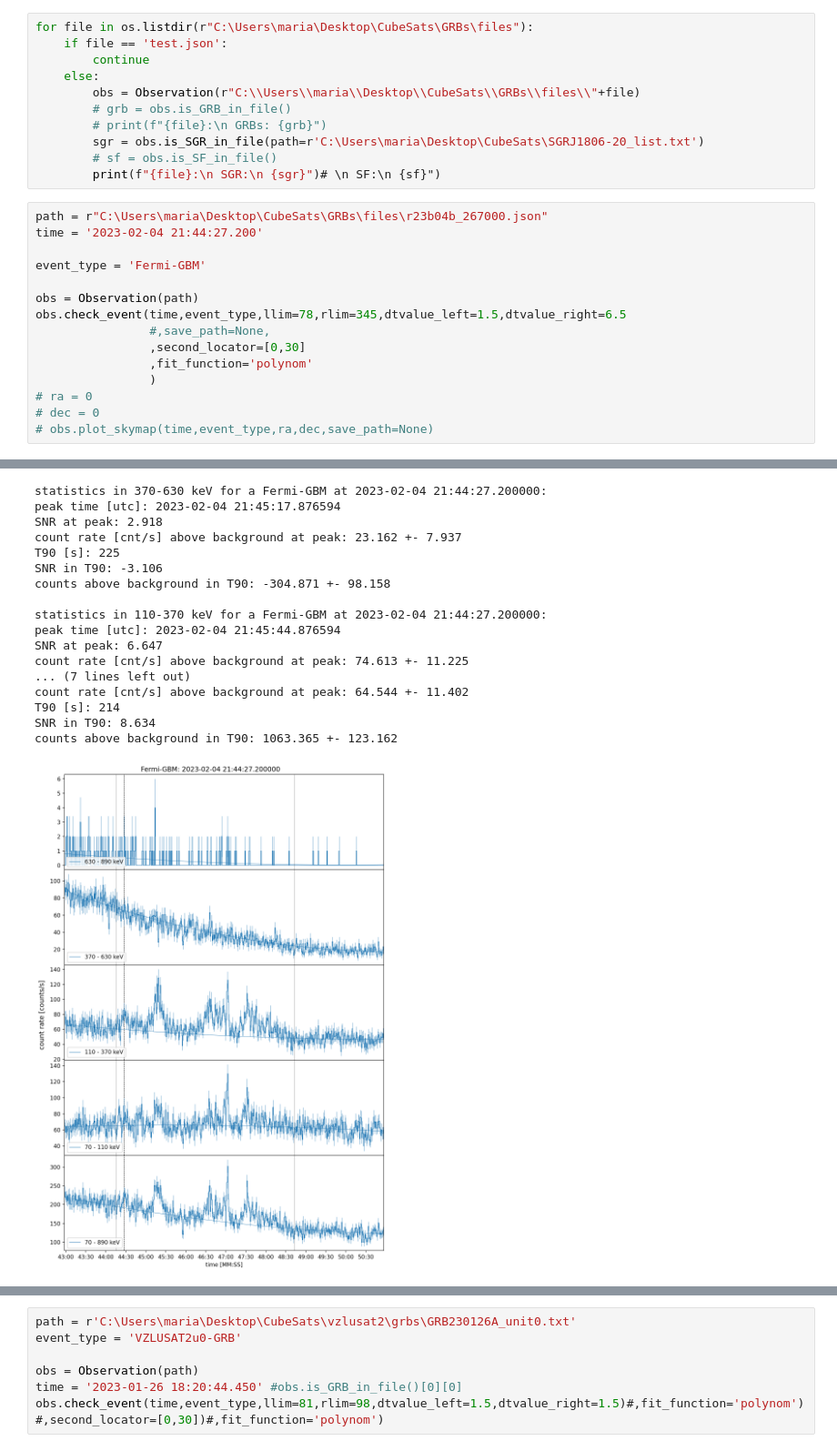
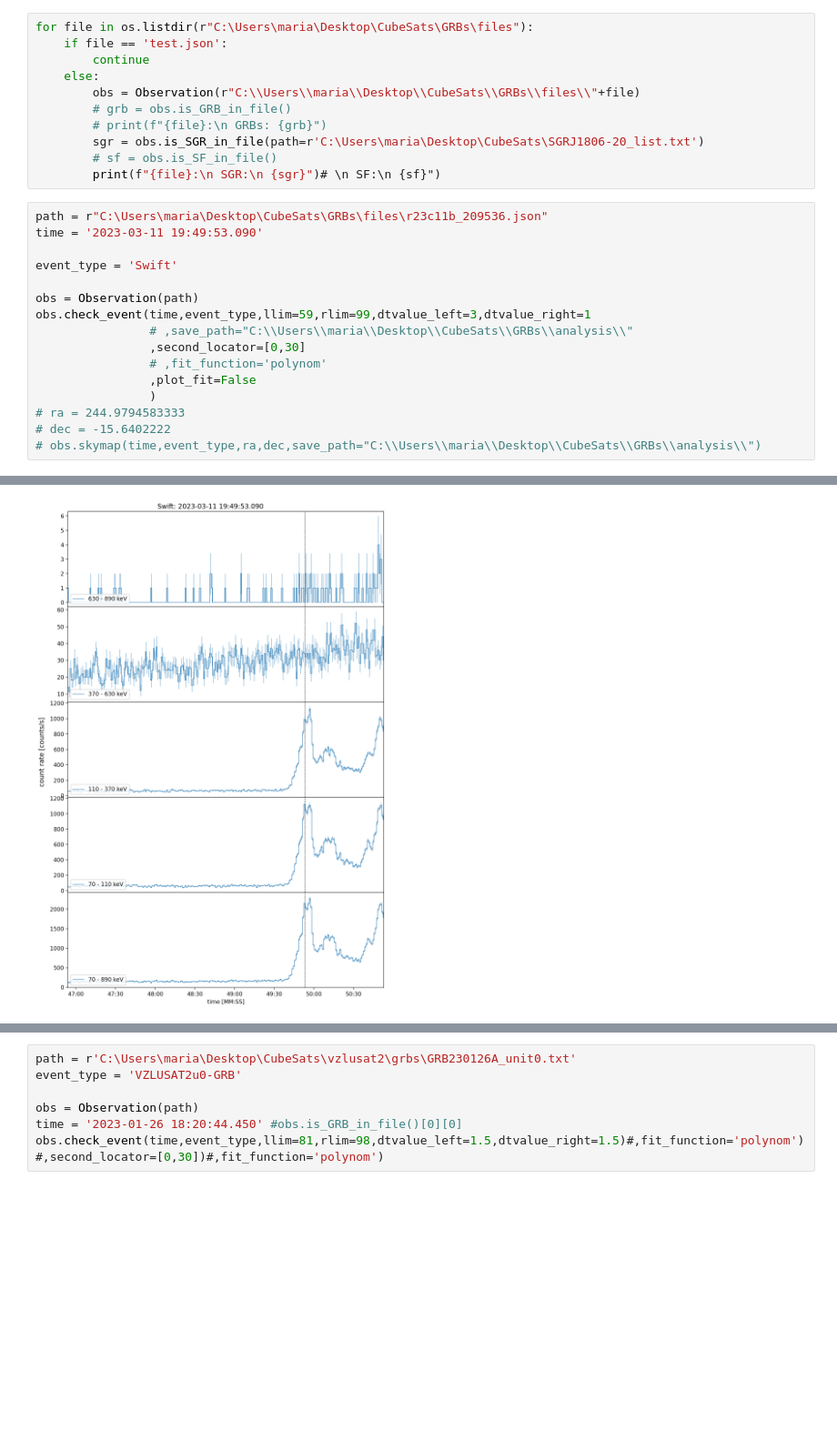
Before and after one commit to mdafcikova/grbalpha-tools, a Jupyter notebook: notebook.ipynb, the cells around one changed output, grey strips where cells are left out. Shown at 91% size. Cells and saved outputs as stored; diff of their text form; blank space fills up the shorter version.

```diff
--- a/notebook.ipynb
+++ b/notebook.ipynb
@@ -65,18 +31,19 @@ for file in os.listdir(r"C:\Users\maria\Desktop\CubeSats\GRBs\files"):
         # sf = obs.is_SF_in_file()
         print(f"{file}:\n SGR:\n {sgr}")# \n SF:\n {sf}")
 # %%
-path = r"C:\Users\maria\Desktop\CubeSats\GRBs\files\r23b04b_267000.json"
-time = '2023-02-04 21:44:27.200'
+path = r"C:\Users\maria\Desktop\CubeSats\GRBs\files\r23c11b_209536.json"
+time = '2023-03-11 19:49:53.090'
 
-event_type = 'Fermi-GBM'
+event_type = 'Swift'
 
 obs = Observation(path)
-obs.check_event(time,event_type,llim=78,rlim=345,dtvalue_left=1.5,dtvalue_right=6.5
-                #,save_path=None,
+obs.check_event(time,event_type,llim=59,rlim=99,dtvalue_left=3,dtvalue_right=1
+                # ,save_path="C:\\Users\\maria\\Desktop\\CubeSats\\GRBs\\analysis\\"
                 ,second_locator=[0,30]
-                ,fit_function='polynom'
+                # ,fit_function='polynom'
+                ,plot_fit=False
                 )
-# ra = 0
-# dec = 0
-# obs.plot_skymap(time,event_type,ra,dec,save_path=None)
+# ra = 244.9794583333
+# dec = -15.6402222
+# obs.skymap(time,event_type,ra,dec,save_path="C:\\Users\\maria\\Desktop\\CubeSats\\GRBs\\analysis\\")
 # %% [output]
@@ -134,19 +50,2 @@ becomes:
-statistics in 370-630 keV for a Fermi-GBM at 2023-02-04 21:44:27.200000:
-peak time [utc]: 2023-02-04 21:45:17.876594
-SNR at peak: 2.918
-count rate [cnt/s] above background at peak: 23.162 +- 7.937
-T90 [s]: 225
-SNR in T90: -3.106
-counts above background in T90: -304.871 +- 98.158
-
-statistics in 110-370 keV for a Fermi-GBM at 2023-02-04 21:44:27.200000:
-peak time [utc]: 2023-02-04 21:45:44.876594
-SNR at peak: 6.647
-count rate [cnt/s] above background at peak: 74.613 +- 11.225
-... (7 lines left out)
-count rate [cnt/s] above background at peak: 64.544 +- 11.402
-T90 [s]: 214
-SNR in T90: 8.634
-counts above background in T90: 1063.365 +- 123.162
-[figure, old version]
+[figure, new version]
 # %%
```
Also changed, not shown: parts of 6 cells of this notebook, 3 other files.
